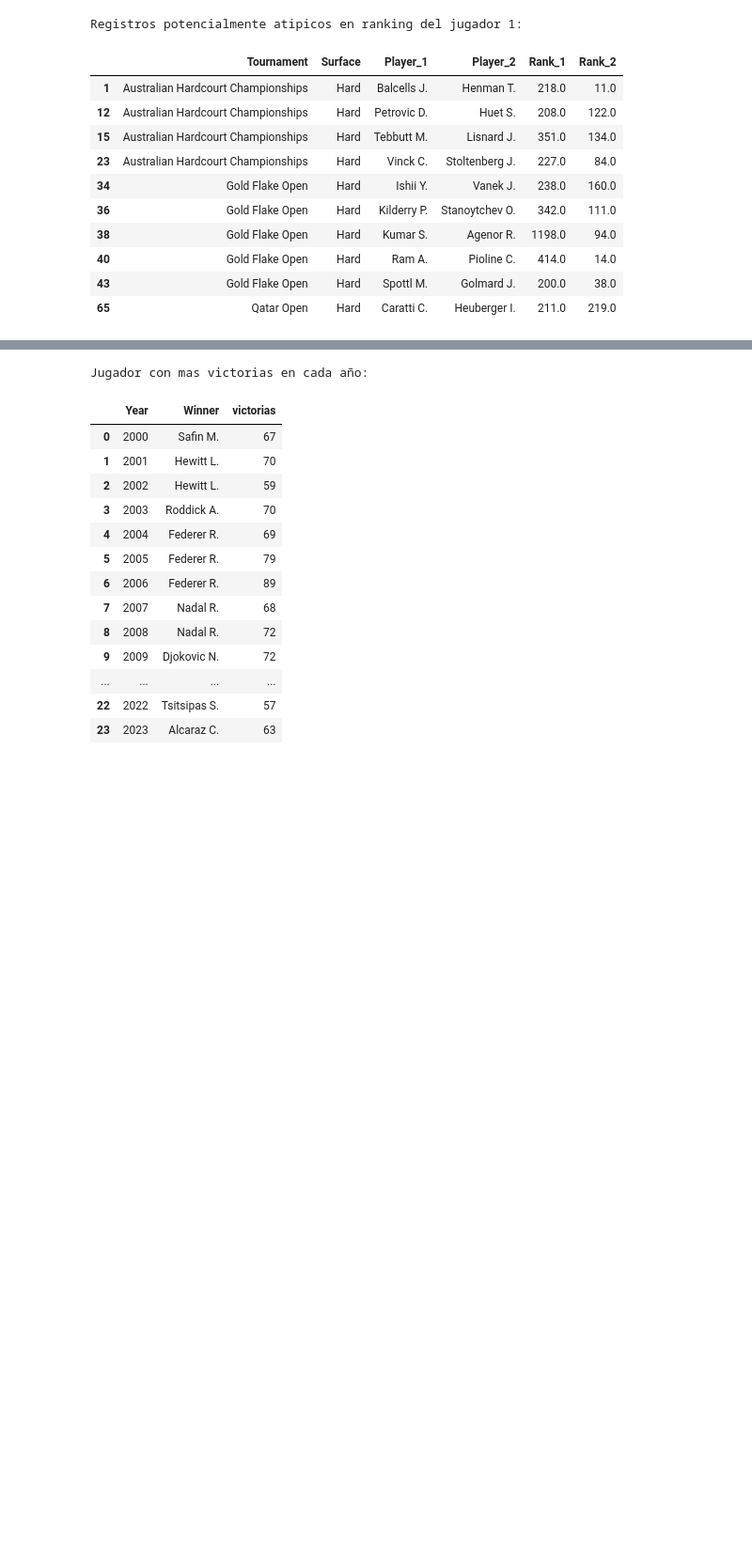
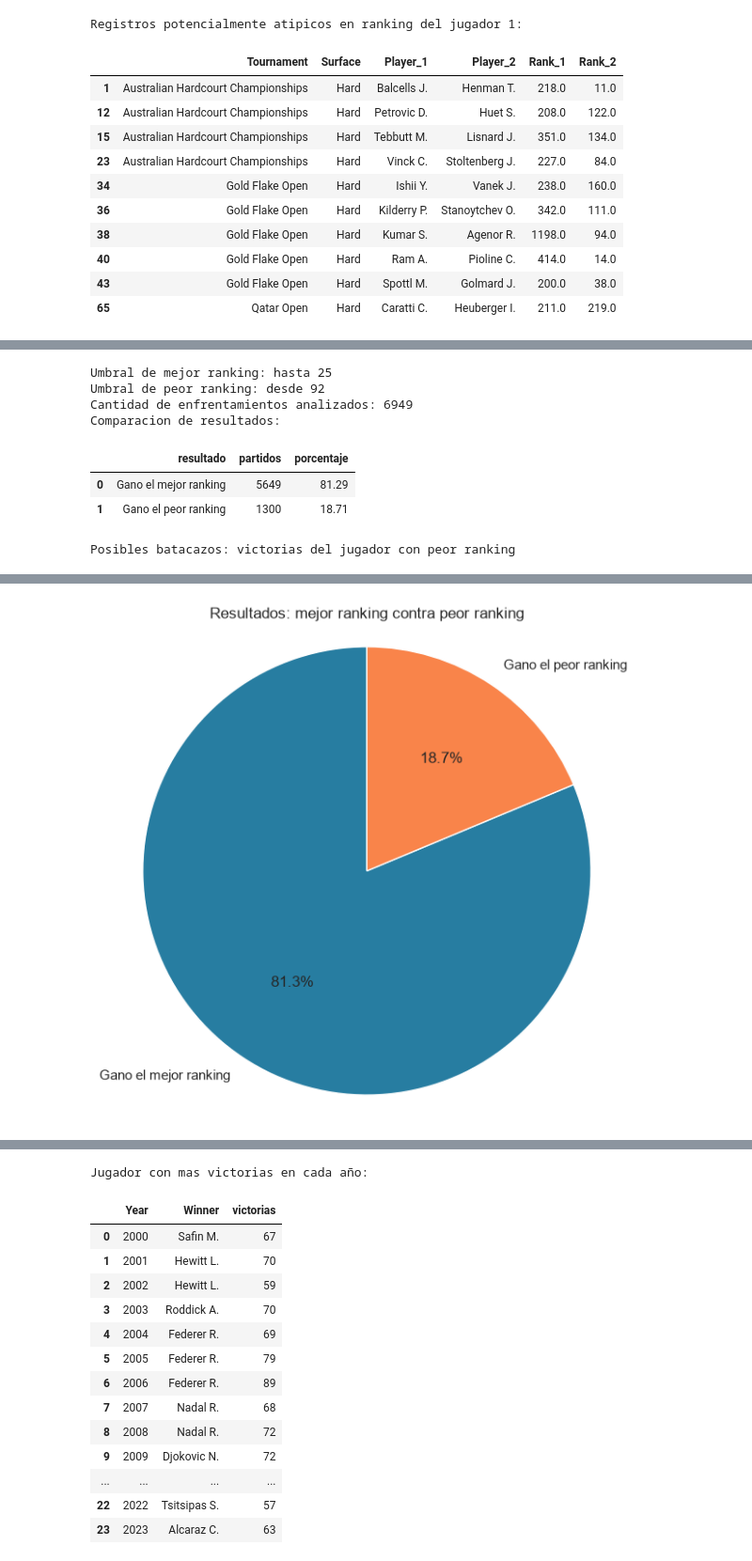
Before and after one commit to BidoneAndres/InteligenciaArtificial, a Jupyter notebook: Practico3.ipynb, the cells around one changed output, grey strips where cells are left out. Shown at 94% size. Drawn from its saved outputs; the diff is of its cells as text; code cells hidden in the pictures; blank space fills up the shorter version.

```diff
--- a/Practico3.ipynb
+++ b/Practico3.ipynb
@@ -331,0 +355,76 @@ Registros potencialmente atipicos en ranking del jugador 1:
+# %%
+rank_1_mejor = df['Rank_1'].quantile(0.25)
+rank_1_peor = df['Rank_1'].quantile(0.75)
+rank_2_mejor = df['Rank_2'].quantile(0.25)
+rank_2_peor = df['Rank_2'].quantile(0.75)
+
+partidos_mejor_vs_peor = df[
+    (((df['Rank_1'] <= rank_1_mejor) & (df['Rank_2'] >= rank_2_peor)) |
+     ((df['Rank_2'] <= rank_2_mejor) & (df['Rank_1'] >= rank_1_peor)))
+].copy()
+
+partidos_mejor_vs_peor['jugador_mejor_ranking'] = np.where(
+    partidos_mejor_vs_peor['Rank_1'] <= rank_1_mejor,
+    partidos_mejor_vs_peor['Player_1'],
+    partidos_mejor_vs_peor['Player_2']
+)
+partidos_mejor_vs_peor['ranking_mejor'] = np.where(
+    partidos_mejor_vs_peor['Rank_1'] <= rank_1_mejor,
+    partidos_mejor_vs_peor['Rank_1'],
+    partidos_mejor_vs_peor['Rank_2']
+)
+partidos_mejor_vs_peor['jugador_peor_ranking'] = np.where(
+    partidos_mejor_vs_peor['Rank_1'] >= rank_1_peor,
+    partidos_mejor_vs_peor['Player_1'],
+    partidos_mejor_vs_peor['Player_2']
+)
+partidos_mejor_vs_peor['ranking_peor'] = np.where(
+    partidos_mejor_vs_peor['Rank_1'] >= rank_1_peor,
+    partidos_mejor_vs_peor['Rank_1'],
+    partidos_mejor_vs_peor['Rank_2']
+)
+partidos_mejor_vs_peor['gano_mejor_ranking'] = partidos_mejor_vs_peor['Winner'] == partidos_mejor_vs_peor['jugador_mejor_ranking']
+
+print(f'Umbral de mejor ranking: hasta {rank_1_mejor:.0f}')
+print(f'Umbral de peor ranking: desde {rank_1_peor:.0f}')
+print(f'Cantidad de enfrentamientos analizados: {len(partidos_mejor_vs_peor)}')
+
+resumen_mejor_vs_peor = pd.DataFrame({
+    'resultado': ['Gano el mejor ranking', 'Gano el peor ranking'],
+    'partidos': [
+        partidos_mejor_vs_peor['gano_mejor_ranking'].sum(),
+        (~partidos_mejor_vs_peor['gano_mejor_ranking']).sum()
+    ]
+})
+resumen_mejor_vs_peor['porcentaje'] = (resumen_mejor_vs_peor['partidos'] / len(partidos_mejor_vs_peor) * 100).round(2)
+
+print('Comparacion de resultados:')
+display(resumen_mejor_vs_peor)
+
+print('Posibles batacazos: victorias del jugador con peor ranking')
+posibles_batacazos = partidos_mejor_vs_peor[
+    ~partidos_mejor_vs_peor['gano_mejor_ranking']
+][['Date', 'Tournament', 'Surface', 'jugador_mejor_ranking', 'ranking_mejor', 'jugador_peor_ranking', 'ranking_peor', 'Winner']]
+display(posibles_batacazos.sort_values('ranking_peor', ascending=False).head(10))
+
+plt.figure(figsize=(7, 7))
+plt.pie(
+    resumen_mejor_vs_peor['partidos'],
+    labels=resumen_mejor_vs_peor['resultado'],
+    autopct='%1.1f%%',
+    startangle=90,
+    colors=['#277da1', '#f9844a'],
+    wedgeprops={'edgecolor': 'white'}
+)
+plt.title('Resultados: mejor ranking contra peor ranking')
+plt.axis('equal')
+plt.show()
+# %% [output]
+Umbral de mejor ranking: hasta 25
+Umbral de peor ranking: desde 92
+Cantidad de enfrentamientos analizados: 6949
+Comparacion de resultados:
+|  | resultado | partidos | porcentaje |
+| 0 | Gano el mejor ranking | 5649 | 81.29 |
+| 1 | Gano el peor ranking | 1300 | 18.71 |
+Posibles batacazos: victorias del jugador con peor ranking
@@ -332 +442,2 @@ Registros potencialmente atipicos en ranking del jugador 1:
+[figure, added]
 # %% [markdown]
```
Also changed, not shown: parts of 4 cells of this notebook.
